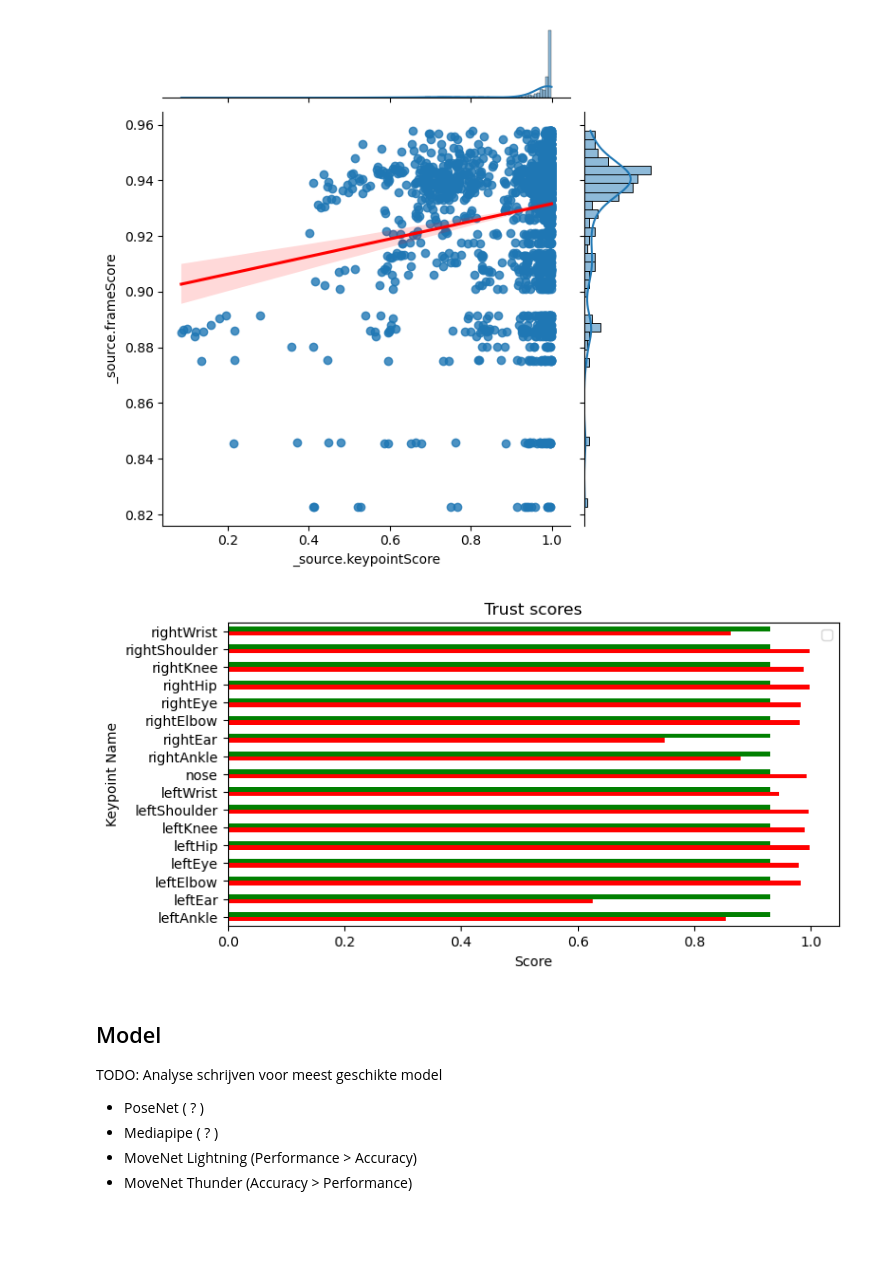
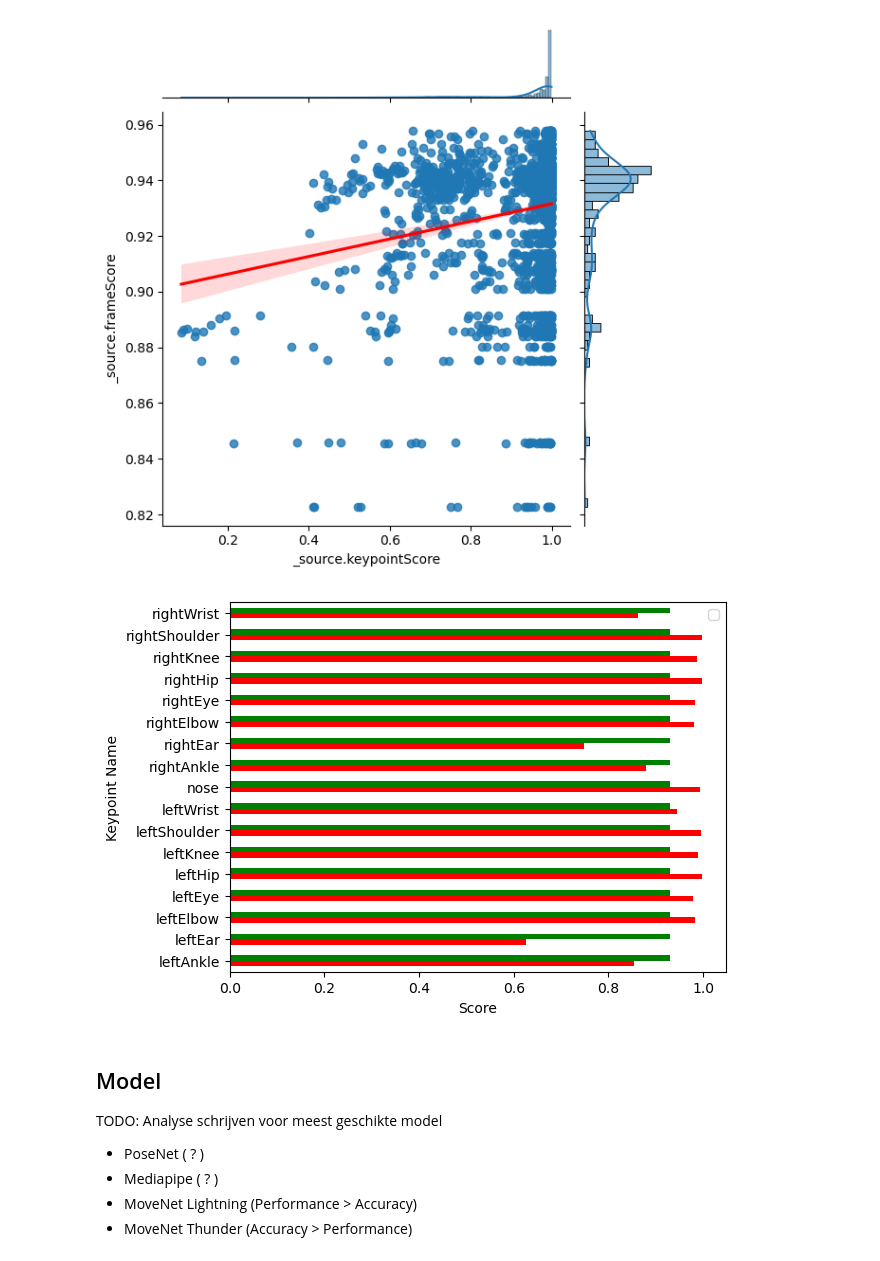
Before and after one commit to MaxSmeets/anomaly-detection-data-science, a Jupyter notebook: anomaly-detection.ipynb, the cells around one changed output. Saved outputs shown, nothing was run; the diff lists cells and outputs as text; code cells hidden in the pictures; blank space fills up the shorter version.

```diff
--- a/anomaly-detection.ipynb
+++ b/anomaly-detection.ipynb
@@ -220,16 +222,16 @@ sns.jointplot(data=df, x="_source.keypointScore", y="_source.frameScore", kind="
 <seaborn.axisgrid.JointGrid at 0x...>
 [figure]
 # %%
+# Bar chart for mean keypoint values
 ax = df_means.plot.barh(x='_source.keypointName',
                         color={'_source.keypointScore': 'red',
                                '_source.frameScore': 'green'
                             },
-                        title="Trust scores",
                         legend = True,
                         ylabel="Keypoint Name",
                         xlabel="Score")
 # %% [output]
-[figure, old version]
+[figure, new version]
 # %% [markdown]
 ## Model
 
```
Also changed, not shown: parts of 3 cells of this notebook.
